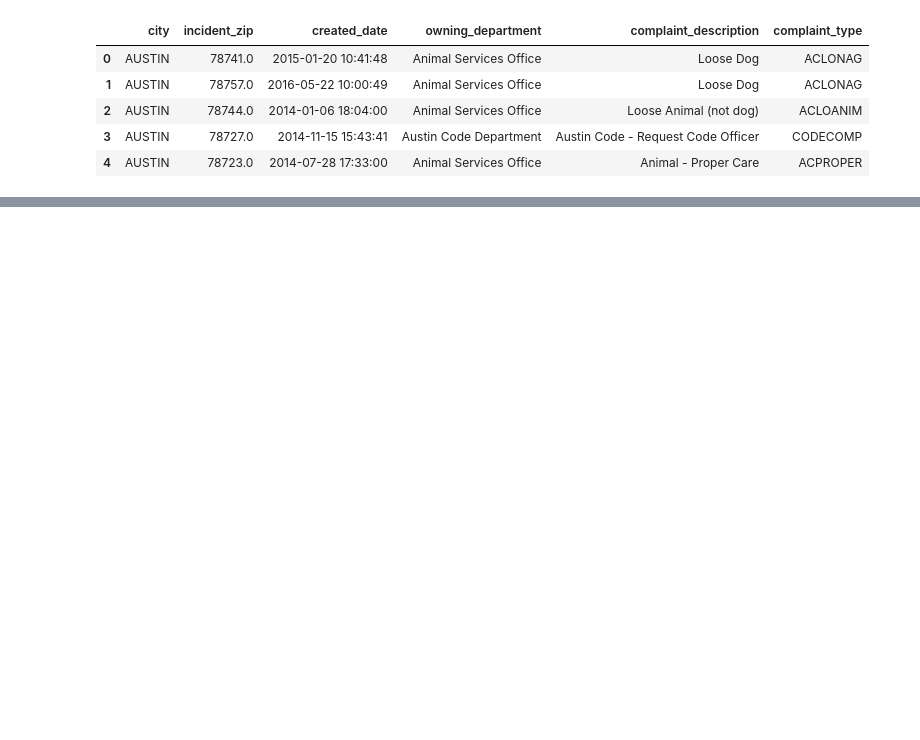
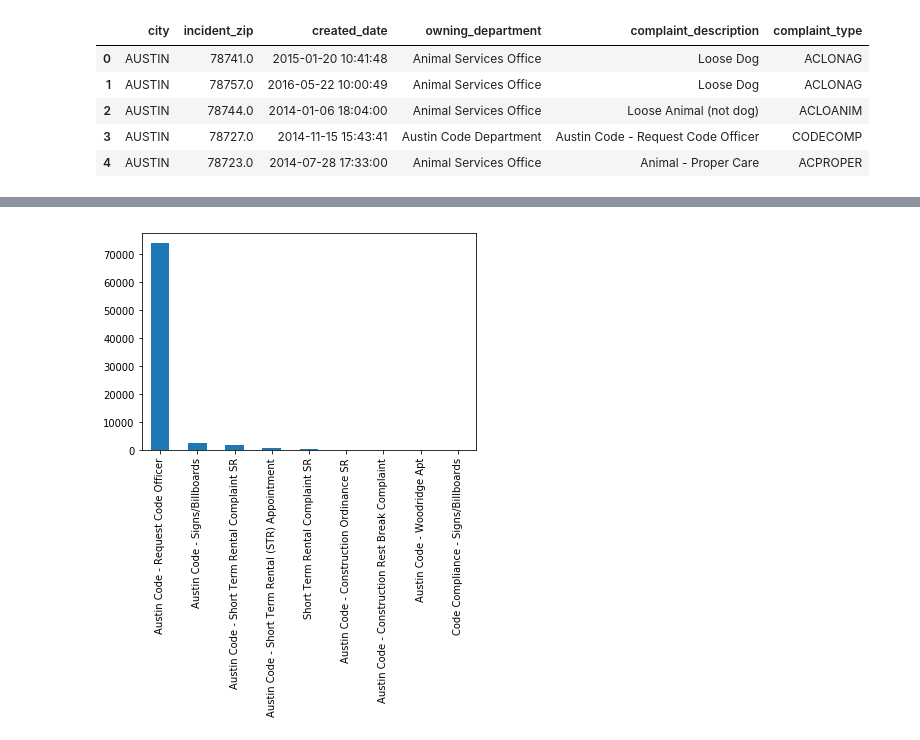
Before and after one commit to mraigosa/Austin_311_analysis, a Jupyter notebook: group5_project.ipynb, the cells around one changed output, grey strips where cells are left out. Saved outputs shown, nothing was run; the diff lists cells and outputs as text; code cells hidden in the pictures; blank space fills up the shorter version.

```diff
--- a/group5_project.ipynb
+++ b/group5_project.ipynb
@@ -120,0 +147,3 @@ austin311_df.head()
+# %%
+code_department = austin311_df[austin311_df['owning_department'].str.contains('Austin Code Department')]
+code_department.head()
@@ -120,0 +180,5 @@ austin311_df.head()
+# %%
+pd.value_counts(code_department['complaint_description']).plot.bar()
+plt.show()
+# %% [output]
+[figure, added]
```
Also changed, not shown: parts of 41 cells of this notebook.
